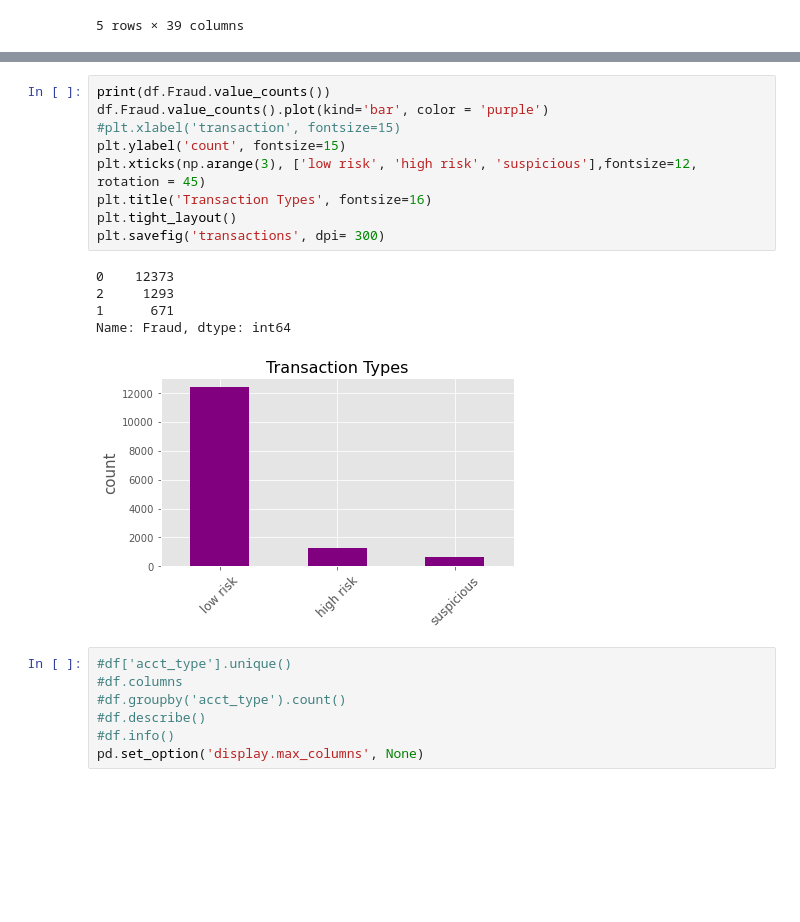
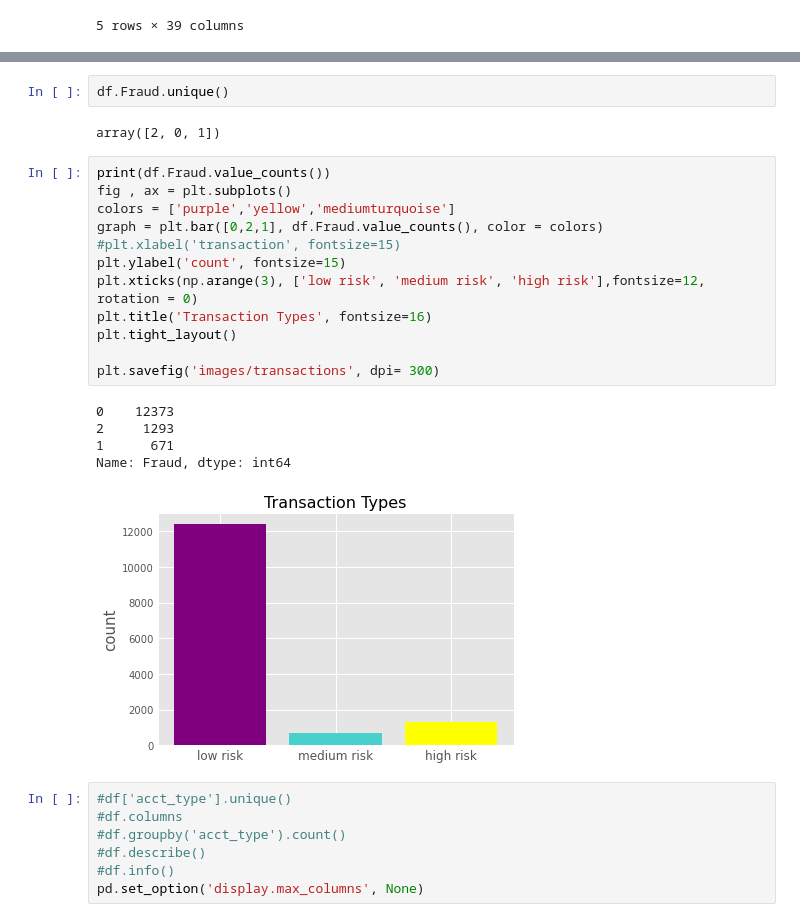
Before and after one commit to baharbiazar/fraud_detection, a Jupyter notebook: fraud_EDA.ipynb, the cells around one changed output, grey strips where cells are left out. Cells and saved outputs as stored; diff of their text form; blank space fills up the shorter version.

```diff
--- a/fraud_EDA.ipynb
+++ b/fraud_EDA.ipynb
@@ -111,18 +108,25 @@ df.head()
+# %%
+df.Fraud.unique()
+# %% [output]
+array([2, 0, 1])
 # %%
 print(df.Fraud.value_counts())
-df.Fraud.value_counts().plot(kind='bar', color = 'purple')
+fig , ax = plt.subplots()
+colors = ['purple','yellow','mediumturquoise']
+graph = plt.bar([0,2,1], df.Fraud.value_counts(), color = colors)
 #plt.xlabel('transaction', fontsize=15)
 plt.ylabel('count', fontsize=15)
-plt.xticks(np.arange(3), ['low risk', 'high risk', 'suspicious'],fontsize=12, rotation = 45)
+plt.xticks(np.arange(3), ['low risk', 'medium risk', 'high risk'],fontsize=12, rotation = 0)
 plt.title('Transaction Types', fontsize=16)
 plt.tight_layout()
-plt.savefig('transactions', dpi= 300)
+
+plt.savefig('images/transactions', dpi= 300)
 # %% [output]
 0    12373
 2     1293
 1      671
 Name: Fraud, dtype: int64
-[figure, old version]
+[figure, new version]
 # %%
 #df['acct_type'].unique()
 #df.columns
```
Also changed, not shown: parts of 3 cells of this notebook, 7 other files.
